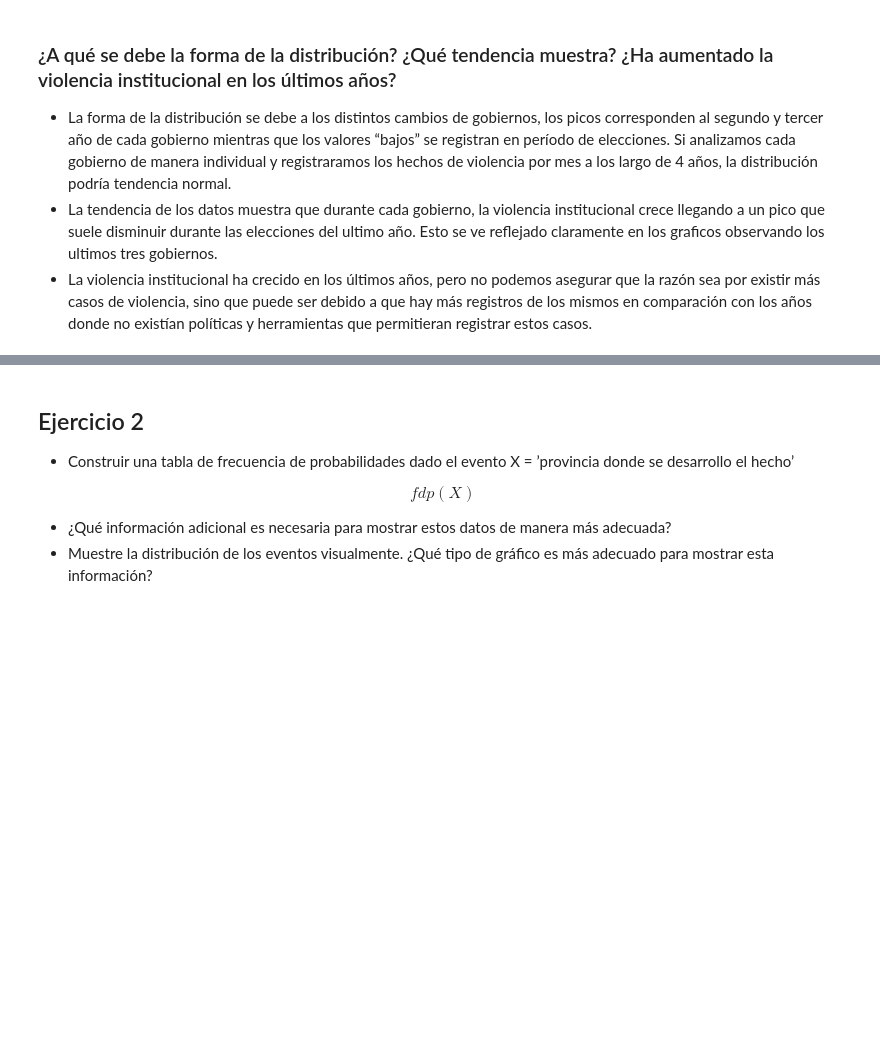
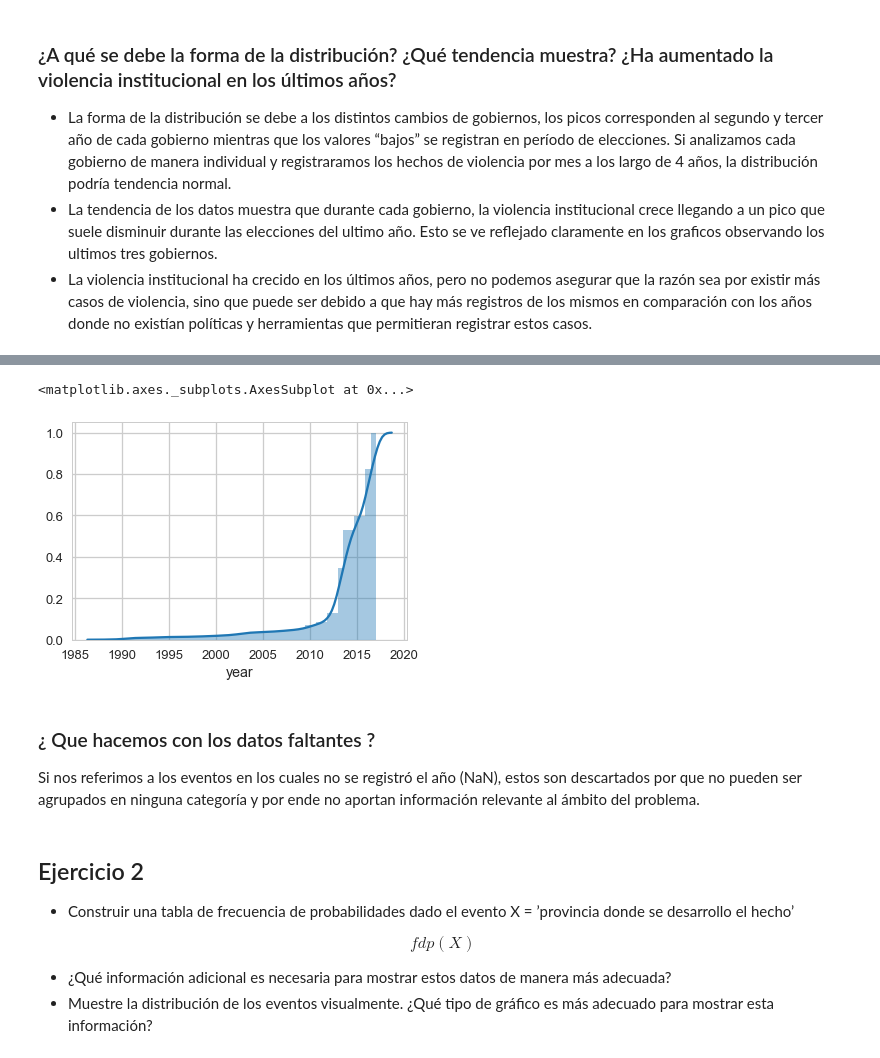
Before and after one commit to rodricarranza/DiploDatos, a Jupyter notebook: analysis_and_visualization/tasks/Tarea integradora - parte 1.ipynb, the cells around one changed output, grey strips where cells are left out. Saved outputs shown, nothing was run; the diff lists cells and outputs as text; code cells hidden in the pictures; blank space fills up the shorter version.

```diff
--- a/analysis_and_visualization/tasks/Tarea integradora - parte 1.ipynb
+++ b/analysis_and_visualization/tasks/Tarea integradora - parte 1.ipynb
@@ -145,3 +150,12 @@ seaborn.despine()
+# %%
+seaborn.distplot(dataset.year.dropna(), hist_kws={'cumulative': True}, kde_kws={'cumulative': True})
+# %% [output]
+<matplotlib.axes._subplots.AxesSubplot at 0x...>
+[figure, added]
+# %% [markdown]
+### ¿ Que hacemos con los datos faltantes ?
+
+ Si nos referimos a los eventos en los cuales no se registró el año (NaN), estos son descartados por que no pueden ser agrupados en ninguna categoría y por ende no aportan información relevante al ámbito del problema.
 # %% [markdown]
 ## Ejercicio 2
 
```
Also changed, not shown: parts of 1 cell of this notebook.
